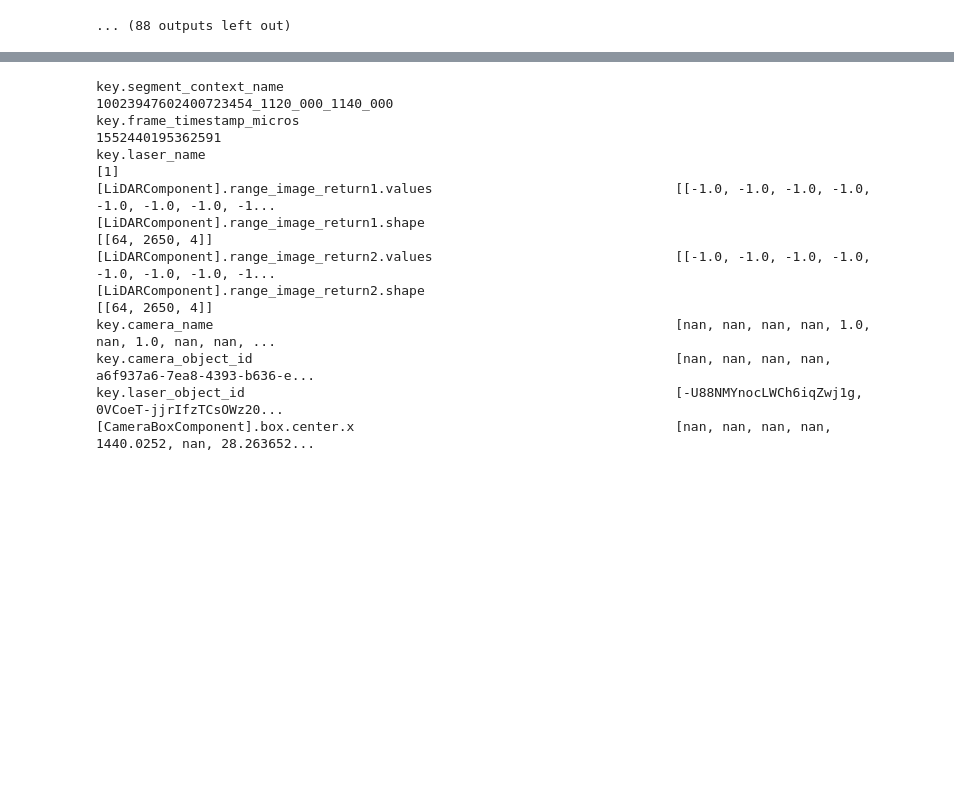
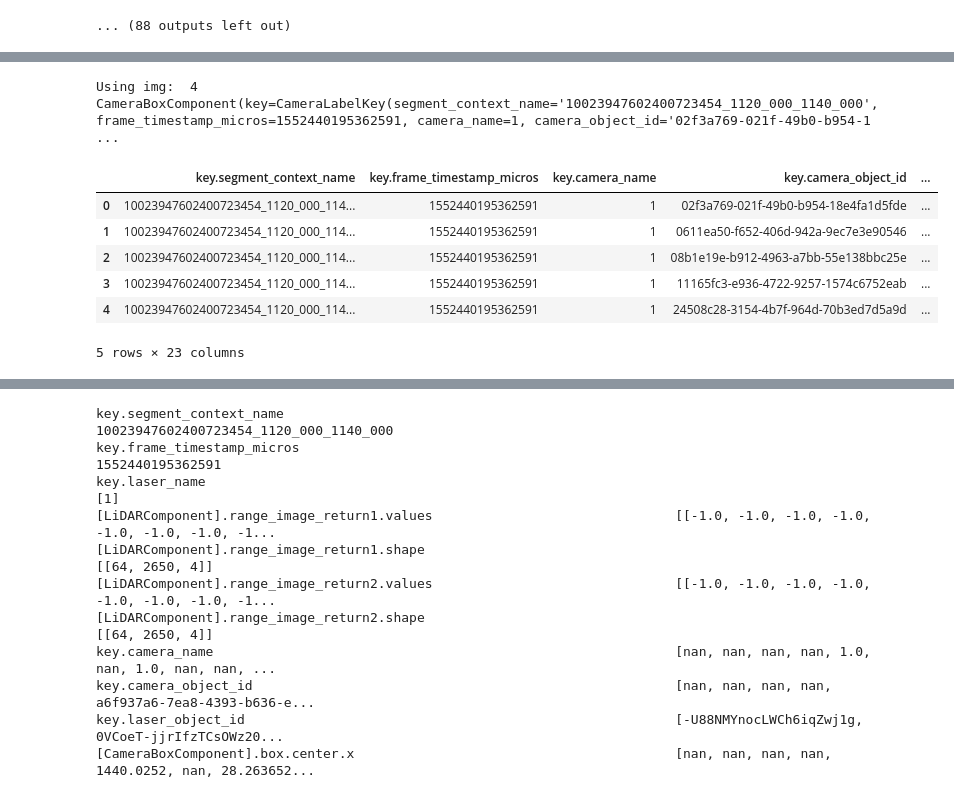
Before and after one commit to mgmike/mike_wod_v2, a Jupyter notebook: Waymo_v2_to_yolov8.ipynb, the cells around one changed output, grey strips where cells are left out. Drawn from its saved outputs; the diff is of its cells as text; code cells hidden in the pictures; blank space fills up the shorter version.

```diff
--- a/Waymo_v2_to_yolov8.ipynb
+++ b/Waymo_v2_to_yolov8.ipynb
@@ -502,0 +526,26 @@ while (1):
+# %%
+_, row_cam_image_w_box_df = next(iter(cam_image_w_box_df.iterrows()))
+
+camera_image1 = v2.CameraImageComponent.from_dict(row_cam_image_w_box_df)
+camera_box1 = v2.CameraBoxComponent.from_dict(row_cam_image_w_box_df)
+# Find image that is not nan
+img_index = 0
+
+while img_index < len(lidar_box.key.laser_object_id) and pd.isnull(camera_image.image[img_index]):
+    img_index = img_index + 1
+print("Using img: ", img_index)
+
+print(camera_box1)
+img2 = tf.image.decode_jpeg(camera_image1.image)
+# show_image(camera_box1, img2, img_index)
+cam_image_w_box_df.head()
+# %% [output]
+Using img:  4
+CameraBoxComponent(key=CameraLabelKey(segment_context_name='10023947602400723454_1120_000_1140_000', frame_timestamp_micros=1552440195362591, camera_name=1, camera_object_id='02f3a769-021f-49b0-b954-1 ...
+|  | key.segment_context_name | key.frame_timestamp_micros | key.camera_name | key.camera_object_id | ... |
+| 0 | 10023947602400723454_1120_000_114... | 1552440195362591 | 1 | 02f3a769-021f-49b0-b954-18e4fa1d5fde | ... |
+| 1 | 10023947602400723454_1120_000_114... | 1552440195362591 | 1 | 0611ea50-f652-406d-942a-9ec7e3e90546 | ... |
+| 2 | 10023947602400723454_1120_000_114... | 1552440195362591 | 1 | 08b1e19e-b912-4963-a7bb-55e138bbc25e | ... |
+| 3 | 10023947602400723454_1120_000_114... | 1552440195362591 | 1 | 11165fc3-e936-4722-9257-1574c6752eab | ... |
+| 4 | 10023947602400723454_1120_000_114... | 1552440195362591 | 1 | 24508c28-3154-4b7f-964d-70b3ed7d5a9d | ... |
+5 rows × 23 columns
```
Also changed, not shown: parts of 13 cells of this notebook.
